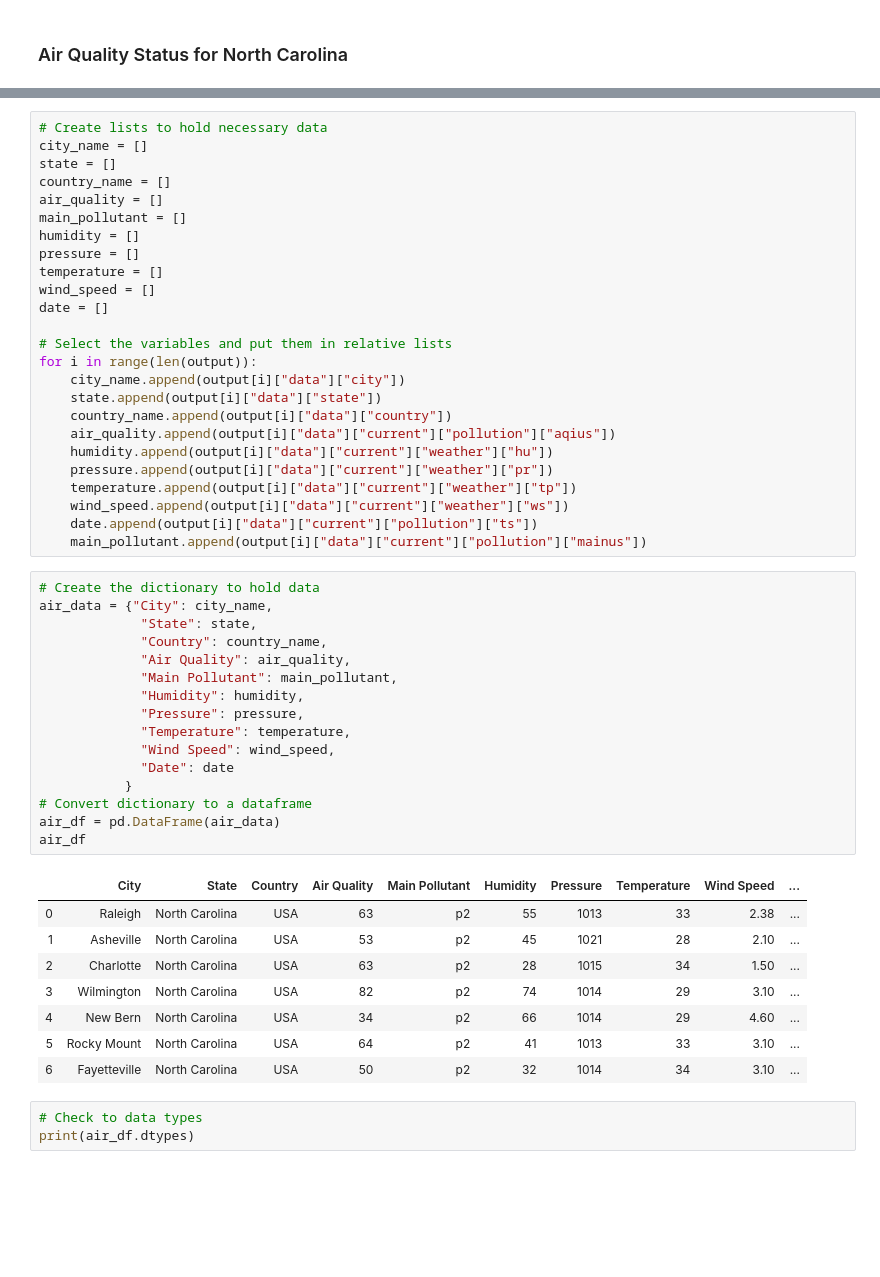
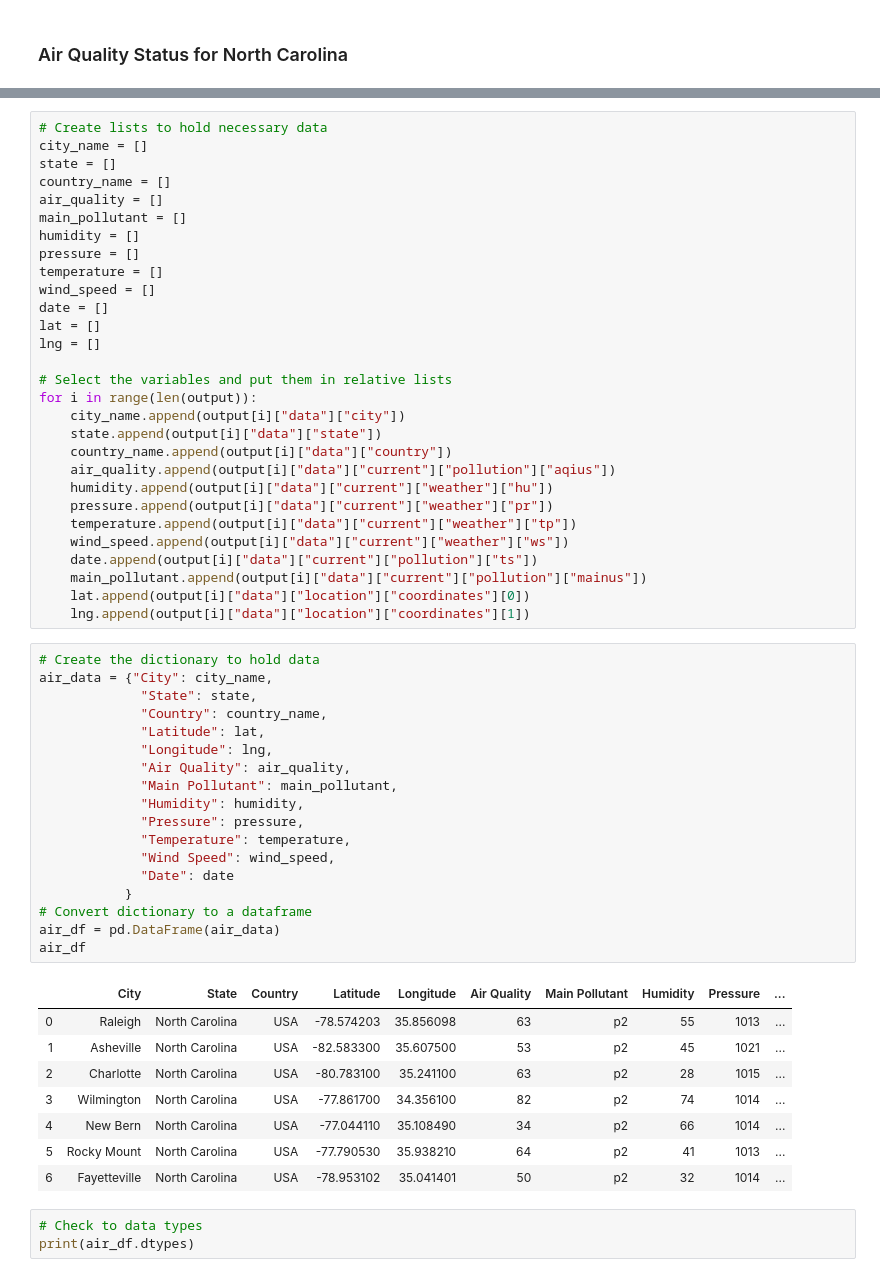
Before and after one commit to nadireag/Air-Quality, a Jupyter notebook: AirQualityPy.ipynb, the cells around one changed output, grey strips where cells are left out. Drawn from its saved outputs; the diff is of its cells as text; blank space fills up the shorter version.

```diff
--- a/AirQualityPy.ipynb
+++ b/AirQualityPy.ipynb
@@ -64,6 +64,8 @@ pressure = []
 temperature = []
 wind_speed = []
 date = []
+lat = []
+lng = []
 
 # Select the variables and put them in relative lists
 for i in range(len(output)):
@@ -77,31 +79,35 @@ for i in range(len(output)):
     wind_speed.append(output[i]["data"]["current"]["weather"]["ws"])
     date.append(output[i]["data"]["current"]["pollution"]["ts"])
     main_pollutant.append(output[i]["data"]["current"]["pollution"]["mainus"])
+    lat.append(output[i]["data"]["location"]["coordinates"][0])
+    lng.append(output[i]["data"]["location"]["coordinates"][1])
 # %%
 # Create the dictionary to hold data
 air_data = {"City": city_name,
              "State": state,
              "Country": country_name,
+             "Latitude": lat,
+             "Longitude": lng,
              "Air Quality": air_quality,
              "Main Pollutant": main_pollutant,
              "Humidity": humidity,
              "Pressure": pressure,
              "Temperature": temperature,
              "Wind Speed": wind_speed,
              "Date": date
            }
 # Convert dictionary to a dataframe
 air_df = pd.DataFrame(air_data)
 air_df
 # %% [output]
-|  | City | State | Country | Air Quality | Main Pollutant | Humidity | Pressure | Temperature | Wind Speed | ... |
-| 0 | Raleigh | North Carolina | USA | 63 | p2 | 55 | 1013 | 33 | 2.38 | ... |
-| 1 | Asheville | North Carolina | USA | 53 | p2 | 45 | 1021 | 28 | 2.10 | ... |
-| 2 | Charlotte | North Carolina | USA | 63 | p2 | 28 | 1015 | 34 | 1.50 | ... |
-| 3 | Wilmington | North Carolina | USA | 82 | p2 | 74 | 1014 | 29 | 3.10 | ... |
-| 4 | New Bern | North Carolina | USA | 34 | p2 | 66 | 1014 | 29 | 4.60 | ... |
-| 5 | Rocky Mount | North Carolina | USA | 64 | p2 | 41 | 1013 | 33 | 3.10 | ... |
-| 6 | Fayetteville | North Carolina | USA | 50 | p2 | 32 | 1014 | 34 | 3.10 | ... |
+|  | City | State | Country | Latitude | Longitude | Air Quality | Main Pollutant | Humidity | Pressure | ... |
+| 0 | Raleigh | North Carolina | USA | -78.574203 | 35.856098 | 63 | p2 | 55 | 1013 | ... |
+| 1 | Asheville | North Carolina | USA | -82.583300 | 35.607500 | 53 | p2 | 45 | 1021 | ... |
+| 2 | Charlotte | North Carolina | USA | -80.783100 | 35.241100 | 63 | p2 | 28 | 1015 | ... |
+| 3 | Wilmington | North Carolina | USA | -77.861700 | 34.356100 | 82 | p2 | 74 | 1014 | ... |
+| 4 | New Bern | North Carolina | USA | -77.044110 | 35.108490 | 34 | p2 | 66 | 1014 | ... |
+| 5 | Rocky Mount | North Carolina | USA | -77.790530 | 35.938210 | 64 | p2 | 41 | 1013 | ... |
+| 6 | Fayetteville | North Carolina | USA | -78.953102 | 35.041401 | 50 | p2 | 32 | 1014 | ... |
 # %%
 # Check to data types
 print(air_df.dtypes)
```
Also changed, not shown: parts of 3 cells of this notebook, 1 other file.
